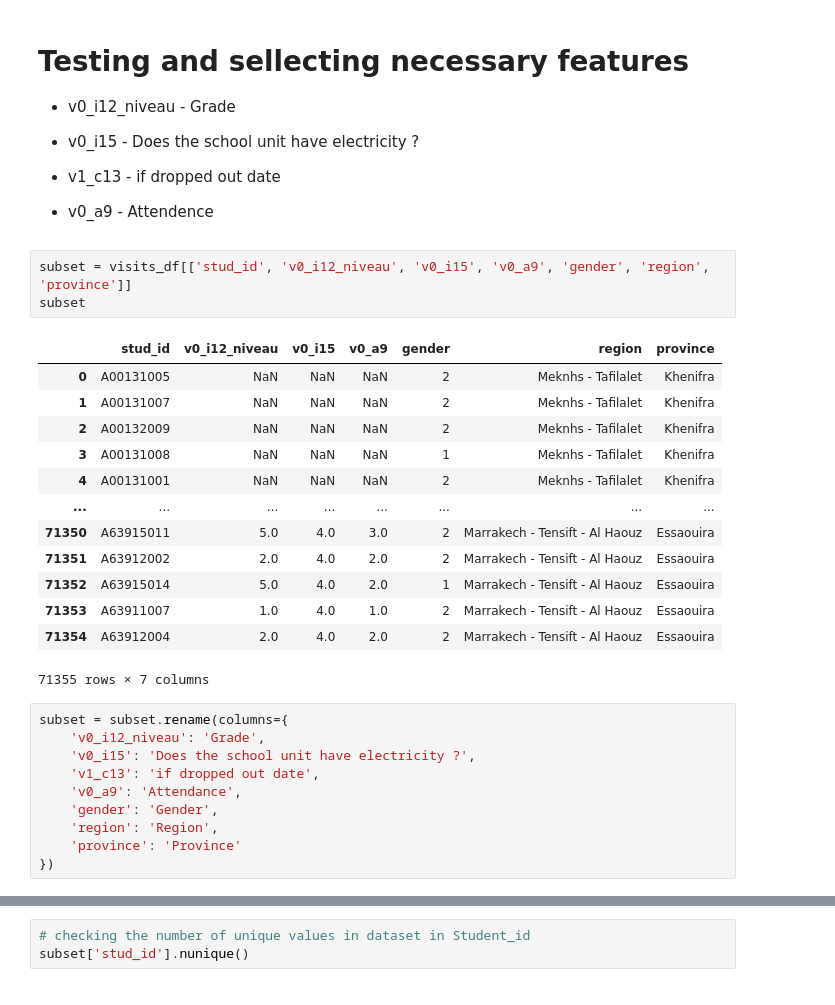
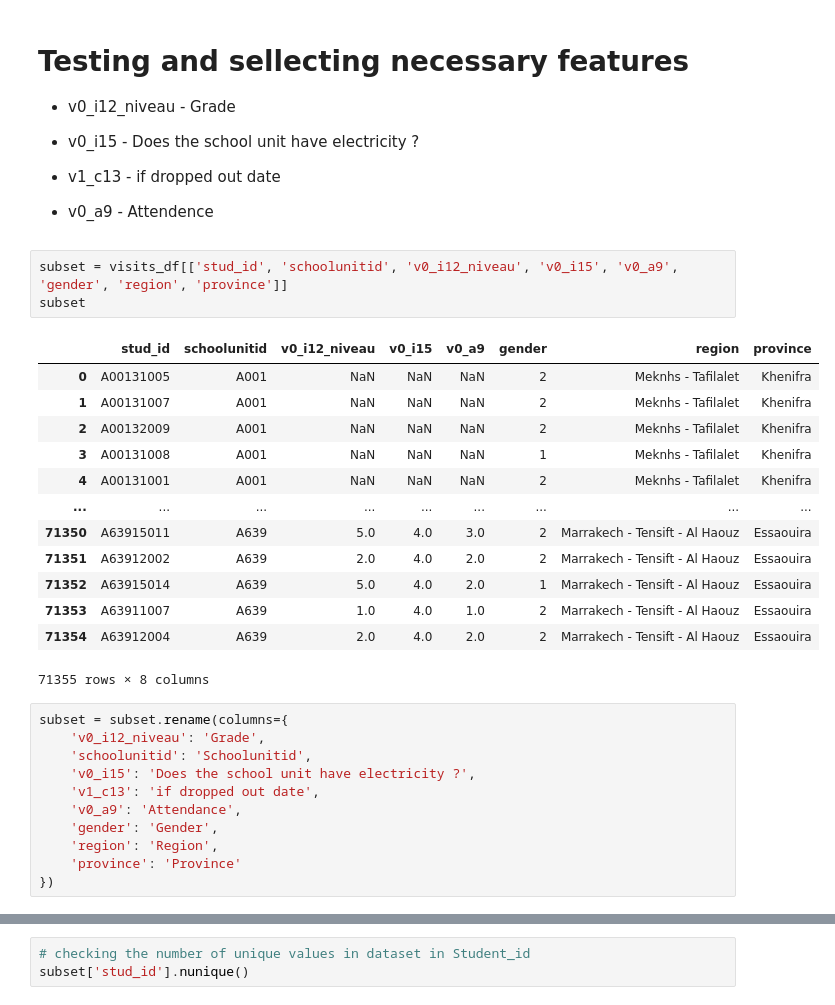
Before and after one commit to neylabelmaachi/schoolpred, a Jupyter notebook: notebooks/andriigegliuk_features_selection_visits.ipynb, the cells around one changed output, grey strips where cells are left out. Saved outputs shown, nothing was run; the diff lists cells and outputs as text.

```diff
--- a/notebooks/andriigegliuk_features_selection_visits.ipynb
+++ b/notebooks/andriigegliuk_features_selection_visits.ipynb
@@ -68,25 +68,26 @@ plt.show()
 
 * v0_a9 - Attendence
 # %%
-subset = visits_df[['stud_id', 'v0_i12_niveau', 'v0_i15', 'v0_a9', 'gender', 'region', 'province']]
+subset = visits_df[['stud_id', 'schoolunitid', 'v0_i12_niveau', 'v0_i15', 'v0_a9', 'gender', 'region', 'province']]
 subset
 # %% [output]
-|  | stud_id | v0_i12_niveau | v0_i15 | v0_a9 | gender | region | province |
-| 0 | A00131005 | NaN | NaN | NaN | 2 | Meknhs - Tafilalet | Khenifra |
-| 1 | A00131007 | NaN | NaN | NaN | 2 | Meknhs - Tafilalet | Khenifra |
-| 2 | A00132009 | NaN | NaN | NaN | 2 | Meknhs - Tafilalet | Khenifra |
-| 3 | A00131008 | NaN | NaN | NaN | 1 | Meknhs - Tafilalet | Khenifra |
-| 4 | A00131001 | NaN | NaN | NaN | 2 | Meknhs - Tafilalet | Khenifra |
-| ... | ... | ... | ... | ... | ... | ... | ... |
-| 71350 | A63915011 | 5.0 | 4.0 | 3.0 | 2 | Marrakech - Tensift - Al Haouz | Essaouira |
-| 71351 | A63912002 | 2.0 | 4.0 | 2.0 | 2 | Marrakech - Tensift - Al Haouz | Essaouira |
-| 71352 | A63915014 | 5.0 | 4.0 | 2.0 | 1 | Marrakech - Tensift - Al Haouz | Essaouira |
-| 71353 | A63911007 | 1.0 | 4.0 | 1.0 | 2 | Marrakech - Tensift - Al Haouz | Essaouira |
-| 71354 | A63912004 | 2.0 | 4.0 | 2.0 | 2 | Marrakech - Tensift - Al Haouz | Essaouira |
+|  | stud_id | schoolunitid | v0_i12_niveau | v0_i15 | v0_a9 | gender | region | province |
+| 0 | A00131005 | A001 | NaN | NaN | NaN | 2 | Meknhs - Tafilalet | Khenifra |
+| 1 | A00131007 | A001 | NaN | NaN | NaN | 2 | Meknhs - Tafilalet | Khenifra |
+| 2 | A00132009 | A001 | NaN | NaN | NaN | 2 | Meknhs - Tafilalet | Khenifra |
+| 3 | A00131008 | A001 | NaN | NaN | NaN | 1 | Meknhs - Tafilalet | Khenifra |
+| 4 | A00131001 | A001 | NaN | NaN | NaN | 2 | Meknhs - Tafilalet | Khenifra |
+| ... | ... | ... | ... | ... | ... | ... | ... | ... |
+| 71350 | A63915011 | A639 | 5.0 | 4.0 | 3.0 | 2 | Marrakech - Tensift - Al Haouz | Essaouira |
+| 71351 | A63912002 | A639 | 2.0 | 4.0 | 2.0 | 2 | Marrakech - Tensift - Al Haouz | Essaouira |
+| 71352 | A63915014 | A639 | 5.0 | 4.0 | 2.0 | 1 | Marrakech - Tensift - Al Haouz | Essaouira |
+| 71353 | A63911007 | A639 | 1.0 | 4.0 | 1.0 | 2 | Marrakech - Tensift - Al Haouz | Essaouira |
+| 71354 | A63912004 | A639 | 2.0 | 4.0 | 2.0 | 2 | Marrakech - Tensift - Al Haouz | Essaouira |
-71355 rows × 7 columns
+71355 rows × 8 columns
 # %%
 subset = subset.rename(columns={
     'v0_i12_niveau': 'Grade',
+    'schoolunitid': 'Schoolunitid',
     'v0_i15': 'Does the school unit have electricity ?',
     'v1_c13': 'if dropped out date',
     'v0_a9': 'Attendance',
```
Also changed, not shown: parts of 4 cells of this notebook.
